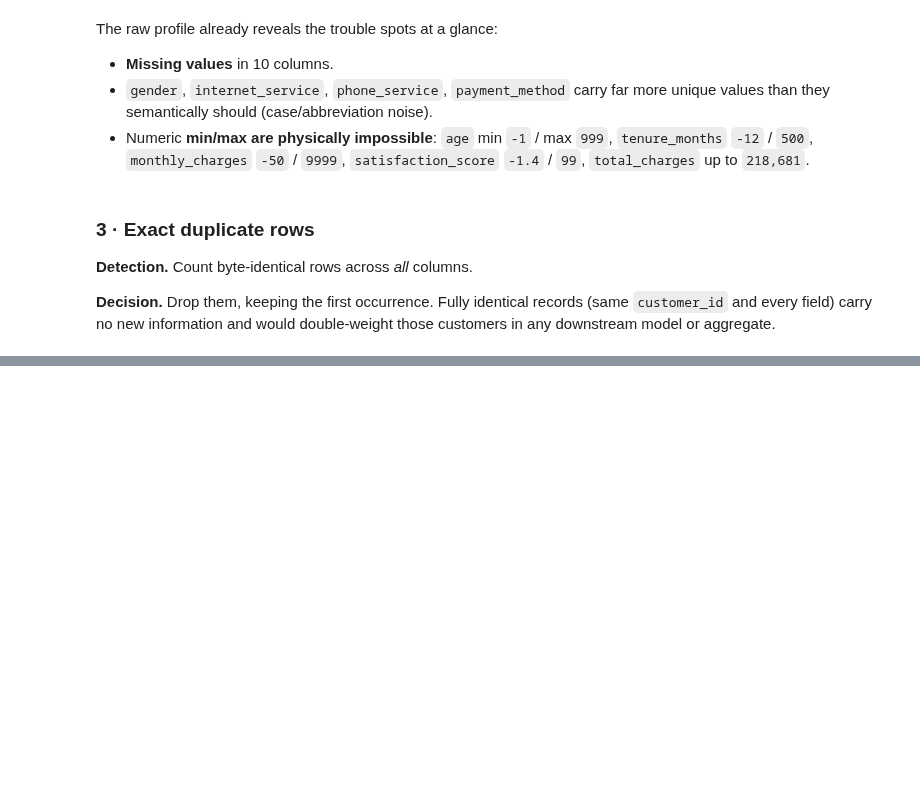
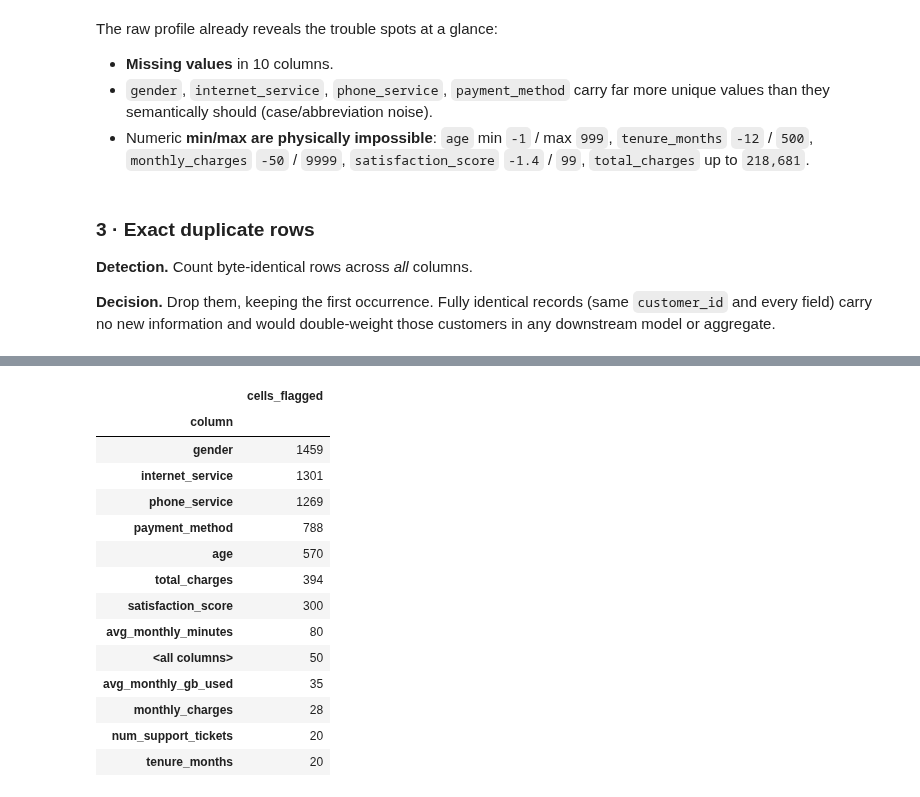
Before and after one commit to afsalbadarudeen/AI-ML-Assessment, a Jupyter notebook: teleconnect_assessment.ipynb, the cells around one changed output, grey strips where cells are left out. Saved outputs shown, nothing was run; the diff lists cells and outputs as text; code cells hidden in the pictures; blank space fills up the shorter version.

```diff
--- a/teleconnect_assessment.ipynb
+++ b/teleconnect_assessment.ipynb
@@ -152,0 +443,21 @@ mandatory before any grouping or encoding.
+# %%
+# Cells affected, rolled up per column
+issues_by_col = (audit_df.groupby("column")["n_affected"].sum()
+                 .sort_values(ascending=False).rename("cells_flagged"))
+issues_by_col.to_frame()
+# %% [output]
+|  | cells_flagged |
+| column |  |
+| gender | 1459 |
+| internet_service | 1301 |
+| phone_service | 1269 |
+| payment_method | 788 |
+| age | 570 |
+| total_charges | 394 |
+| satisfaction_score | 300 |
+| avg_monthly_minutes | 80 |
+| <all columns> | 50 |
+| avg_monthly_gb_used | 35 |
+| monthly_charges | 28 |
+| num_support_tickets | 20 |
+| tenure_months | 20 |
```
Also changed, not shown: parts of 22 cells of this notebook, 3 other files.
